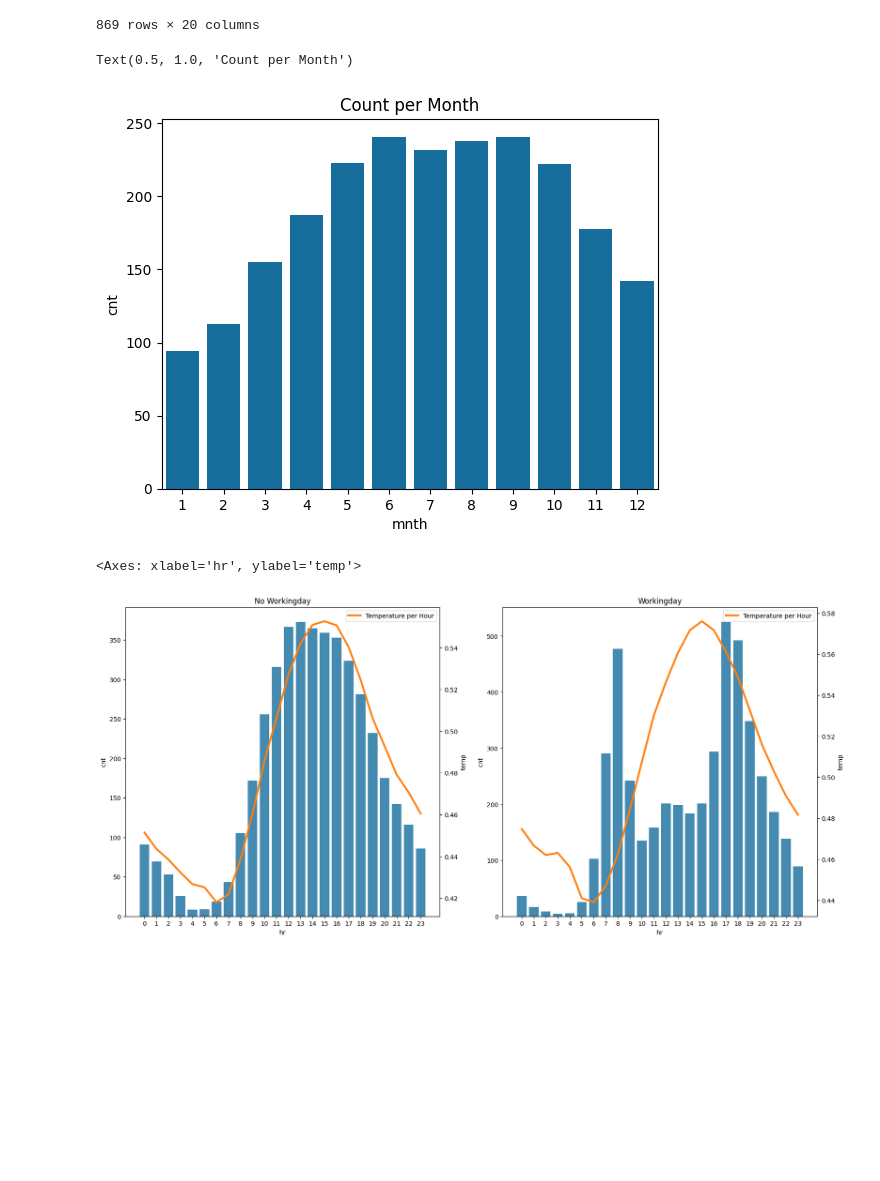
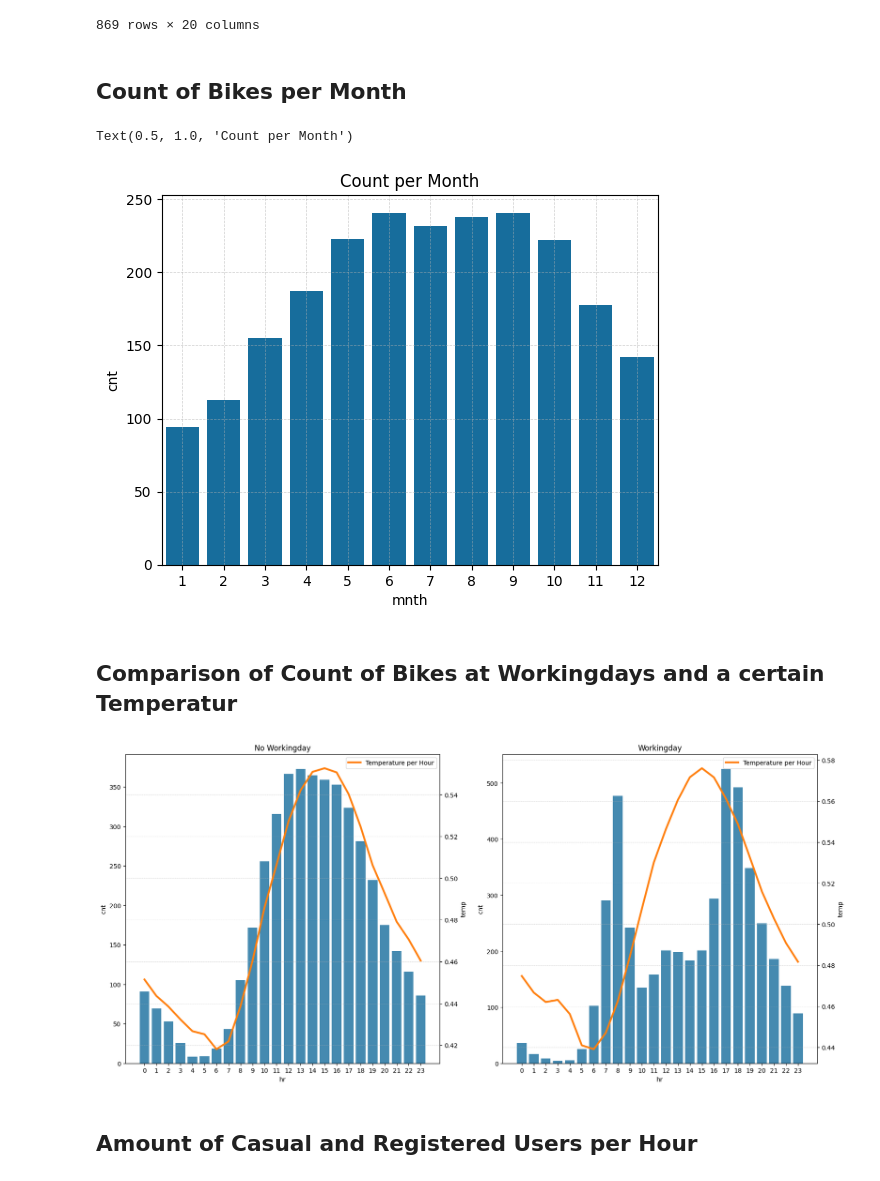
Before and after one commit to JR2909/W4DSKI201-Projekt, a Jupyter notebook: code/data-exploration.ipynb, the cells around one changed output. Drawn from its saved outputs; the diff is of its cells as text; code cells hidden in the pictures; blank space fills up the shorter version.

```diff
--- a/code/data-exploration.ipynb
+++ b/code/data-exploration.ipynb
@@ -138,8 +147,20 @@ Text(0.5, 1.0, 'Count per Season')
 # %%
-weather_map = {1: 'Klar/Heiter', 2: 'Bewölkt/Nebel', 3: 'Leichter Regen/Schnee', 4: 'Starker Regen/Schnee'}
+weather_map = {1: 'Klar/Heiter',
+               2: 'Bewölkt/Nebel',
+               3: 'Leichter Regen/Schnee',
+               4: 'Starker Regen/Schnee'
+               }
 df['Wetter'] = df['weathersit'].map(weather_map)
 plt.figure(figsize=(9,6))
-sns.barplot(data=df, x='Wetter', y='cnt', errorbar=None,)
+sns.barplot(data=df,
+            x='Wetter',
+            y='cnt',
+            errorbar=None,
+            )
+plt.grid(True,
+         linestyle='--',
+         alpha=0.6
+         )
 plt.title("Count at Weather")
 # %% [output]
 Text(0.5, 1.0, 'Count at Weather')
@@ -169,17 +198,25 @@ df_sample
 | 6951 | 6952 | 2011-10-22 | 4 | 0 | 10 | 6 | 0 | 6 | 0 | 1 | ... |
 | 1023 | 1024 | 2011-02-15 | 1 | 0 | 2 | 8 | 0 | 2 | 1 | 1 | ... |
 869 rows × 20 columns
+# %% [markdown]
+## Count of Bikes per Month
 # %%
 sns.barplot(
     data=df,
     x='mnth',
     y='cnt',
     errorbar=None,
     )
+plt.grid(True,
+         linestyle='--',
+         alpha=0.6
+         )
 plt.title("Count per Month")
 # %% [output]
 Text(0.5, 1.0, 'Count per Month')
-[figure, old version]
+[figure, new version]
+# %% [markdown]
+## Comparison of Count of Bikes at Workingdays and a certain Temperatur
 # %%
 fig, (ax1, ax3) = plt.subplots(1, 2, figsize=(20, 9))
 sns.barplot(
@@ -202,6 +239,8 @@ sns.lineplot(
     linewidth=3,
     label='Temperature per Hour'
 )
+plt.grid(True, linestyle='--', alpha=0.6)
+
 sns.barplot(
     data=df[df["workingday"]==1],
     x='hr',
@@ -222,8 +261,13 @@ sns.lineplot(
     linewidth=3,
     label='Temperature per Hour'
 )
+plt.grid(True,
+         linestyle='--',
+         alpha=0.6
+         )
 # %% [output]
-<Axes: xlabel='hr', ylabel='temp'>
 [figure]
+# %% [markdown]
+## Amount of Casual and Registered Users per Hour
 # %%
 data_to_plot = df_sample.groupby('hr')[['casual', 'registered']].mean()
```
Also changed, not shown: parts of 9 cells of this notebook.
